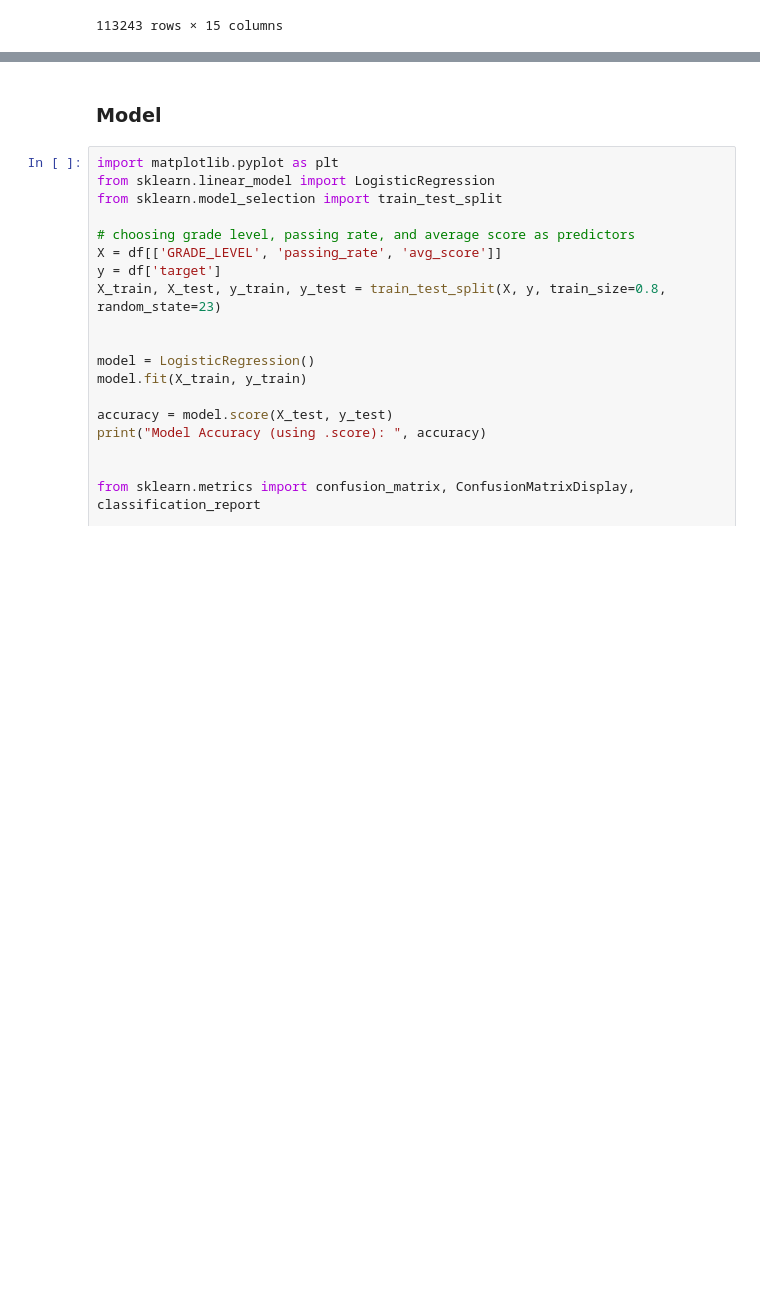
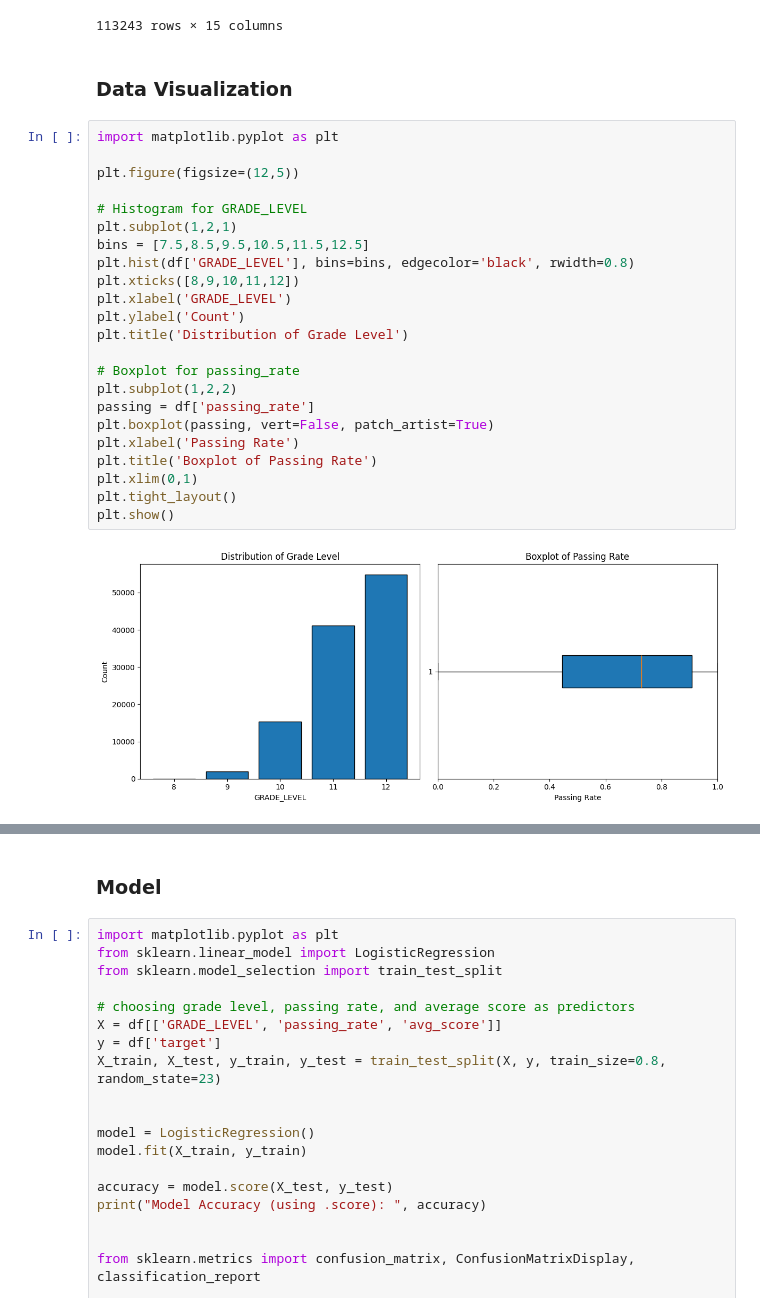
Before and after one commit to leiandas/CS329E-Assignments, a Jupyter notebook: Term Project/tester.ipynb, the cells around one changed output, grey strips where cells are left out. Drawn from its saved outputs; the diff is of its cells as text; blank space fills up the shorter version.

```diff
--- a/Term Project/tester.ipynb
+++ b/Term Project/tester.ipynb
@@ -146,3 +146,30 @@ See the caveats in the documentation: https://pandas.pydata.org/pandas-docs/stab
 | 467533 | Public School | RURAL HIGH NEEDS | AP | Mathematics | 12 | 11 | ... |
 | 467534 | Public School | RURAL HIGH NEEDS | AP | Social Studies | 11 | 35 | ... |
 113243 rows × 15 columns
+# %% [markdown]
+### Data Visualization
+# %%
+import matplotlib.pyplot as plt
+
+plt.figure(figsize=(12,5))
+
+# Histogram for GRADE_LEVEL
+plt.subplot(1,2,1)
+bins = [7.5,8.5,9.5,10.5,11.5,12.5]
+plt.hist(df['GRADE_LEVEL'], bins=bins, edgecolor='black', rwidth=0.8)
+plt.xticks([8,9,10,11,12])
+plt.xlabel('GRADE_LEVEL')
+plt.ylabel('Count')
+plt.title('Distribution of Grade Level')
+
+# Boxplot for passing_rate
+plt.subplot(1,2,2)
+passing = df['passing_rate']
+plt.boxplot(passing, vert=False, patch_artist=True)
+plt.xlabel('Passing Rate')
+plt.title('Boxplot of Passing Rate')
+plt.xlim(0,1)
+plt.tight_layout()
+plt.show()
+# %% [output]
+[figure, added]
```
Also changed, not shown: parts of 3 cells of this notebook.
